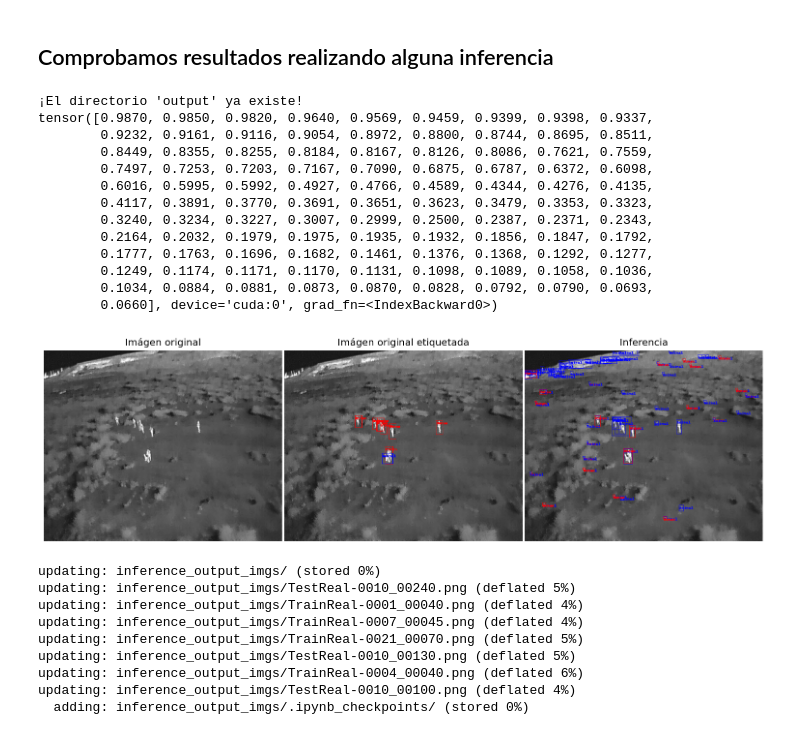
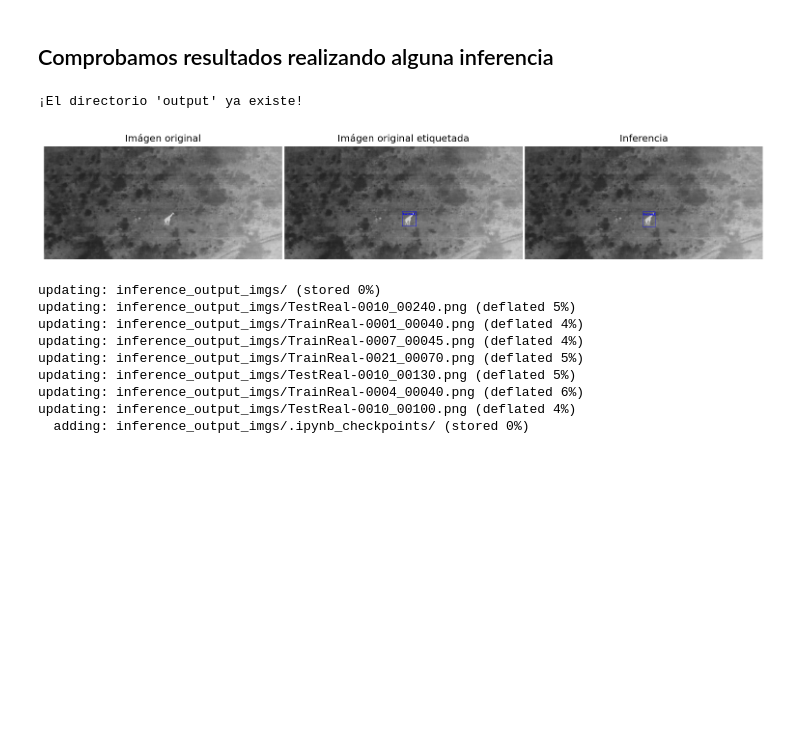
Before and after one commit to jesusBV20/UAV_IR_Surveillance, a Jupyter notebook: train_example.ipynb, the cells around one changed output. Saved outputs shown, nothing was run; the diff lists cells and outputs as text; code cells hidden in the pictures; blank space fills up the shorter version.

```diff
--- a/train_example.ipynb
+++ b/train_example.ipynb
@@ -208,9 +208,9 @@ import torchvision
 from UAVIR_tools.detection.engine import train_one_epoch
 import UAVIR_tools.detection.utils as utils
 
-train_real_dataset_imgs = 4000
-train_sim_dataset_imgs = 4000
-batch_size = 2
+train_real_dataset_imgs = 2000
+train_sim_dataset_imgs = 2000
+batch_size = 1
 num_epochs = 5
 
 # ------- MAIN --------- #
@@ -301,8 +304,8 @@ transforms = get_transform()
 # Seleccionamos el vídeo y el frame
 data_path = TRAIN_REAL_DATA_PATH
 data_path = TEST_DATA_PATH
-movie_id = 15
-frame = 200
+movie_id = 12
+frame = 100
 
 dataset = BIRDSAIDataset(data_path, transforms)
 frame_init, frame_end, n_frames = dataset.getMovieBoxInfo(movie_id)
@@ -323,59 +326,46 @@ model_eval = model.eval()
 outputs = model_eval(images)
 
 # Mostramos el resultado
-FIGSIZE = [16, 9/2]
+FIGSIZE = [16, 9]
 RES = 1920 # Full HD
 
 transform_toImg = T.ToPILImage()
 img = transform_toImg(img)
 
 img_box_real = imgBoxes(img, target["boxes"], target["labels"])
-img_box = imgBoxes(img, outputs[0]["boxes"], outputs[0]["labels"], outputs[0]["scores"], 0.1)
-print( outputs[0]["scores"])
+img_box = imgBoxes(img, outputs[0]["boxes"], outputs[0]["labels"], outputs[0]["scores"], 0.7)
 
 fig = plt.figure(figsize=FIGSIZE, dpi=RES/FIGSIZE[0])
 ax1, ax2, ax3 = fig.subplots(1,3)
 plt.subplots_adjust(wspace=0.01)
 
 ax1.axis('off')
 ax2.axis("off")
 ax3.axis("off")
 
 ax1.set_title("Imágen original")
 ax2.set_title("Imágen original etiquetada")
 ax3.set_title("Inferencia")
 
 ax1.imshow(img)
 ax2.imshow(img_box_real)
 ax3.imshow(img_box)
 
 if data_path == TRAIN_REAL_DATA_PATH:
     dataset_label = "TrainReal"
 elif data_path == TEST_DATA_PATH:
     dataset_label = "TestReal"
 elif data_path == TRAIN_SIM_DATA_PATH:
     dataset_label = "TrainSim"
 
 file_name = "{}-{}_{}.png".format(dataset_label, str(movie_id).zfill(4), str(frame).zfill(5))
 
 plt.savefig(os.path.join(OUTPUT_INFERENCE_PATH, file_name),
             bbox_inches='tight', pad_inches = 0)
 plt.show()
 # %% [output]
 ¡El directorio 'output' ya existe!
-tensor([0.9870, 0.9850, 0.9820, 0.9640, 0.9569, 0.9459, 0.9399, 0.9398, 0.9337,
-        0.9232, 0.9161, 0.9116, 0.9054, 0.8972, 0.8800, 0.8744, 0.8695, 0.8511,
-        0.8449, 0.8355, 0.8255, 0.8184, 0.8167, 0.8126, 0.8086, 0.7621, 0.7559,
-        0.7497, 0.7253, 0.7203, 0.7167, 0.7090, 0.6875, 0.6787, 0.6372, 0.6098,
-        0.6016, 0.5995, 0.5992, 0.4927, 0.4766, 0.4589, 0.4344, 0.4276, 0.4135,
-        0.4117, 0.3891, 0.3770, 0.3691, 0.3651, 0.3623, 0.3479, 0.3353, 0.3323,
-        0.3240, 0.3234, 0.3227, 0.3007, 0.2999, 0.2500, 0.2387, 0.2371, 0.2343,
-        0.2164, 0.2032, 0.1979, 0.1975, 0.1935, 0.1932, 0.1856, 0.1847, 0.1792,
-        0.1777, 0.1763, 0.1696, 0.1682, 0.1461, 0.1376, 0.1368, 0.1292, 0.1277,
-        0.1249, 0.1174, 0.1171, 0.1170, 0.1131, 0.1098, 0.1089, 0.1058, 0.1036,
-        0.1034, 0.0884, 0.0881, 0.0873, 0.0870, 0.0828, 0.0792, 0.0790, 0.0693,
-        0.0660], device='cuda:0', grad_fn=<IndexBackward0>)
-[figure, old version]
+[figure, new version]
 # %%
 # #####################################################
 # # Si se ejecuta desde colab, descomentar esta celda #
```
Also changed, not shown: parts of 2 cells of this notebook, 2 other files.
